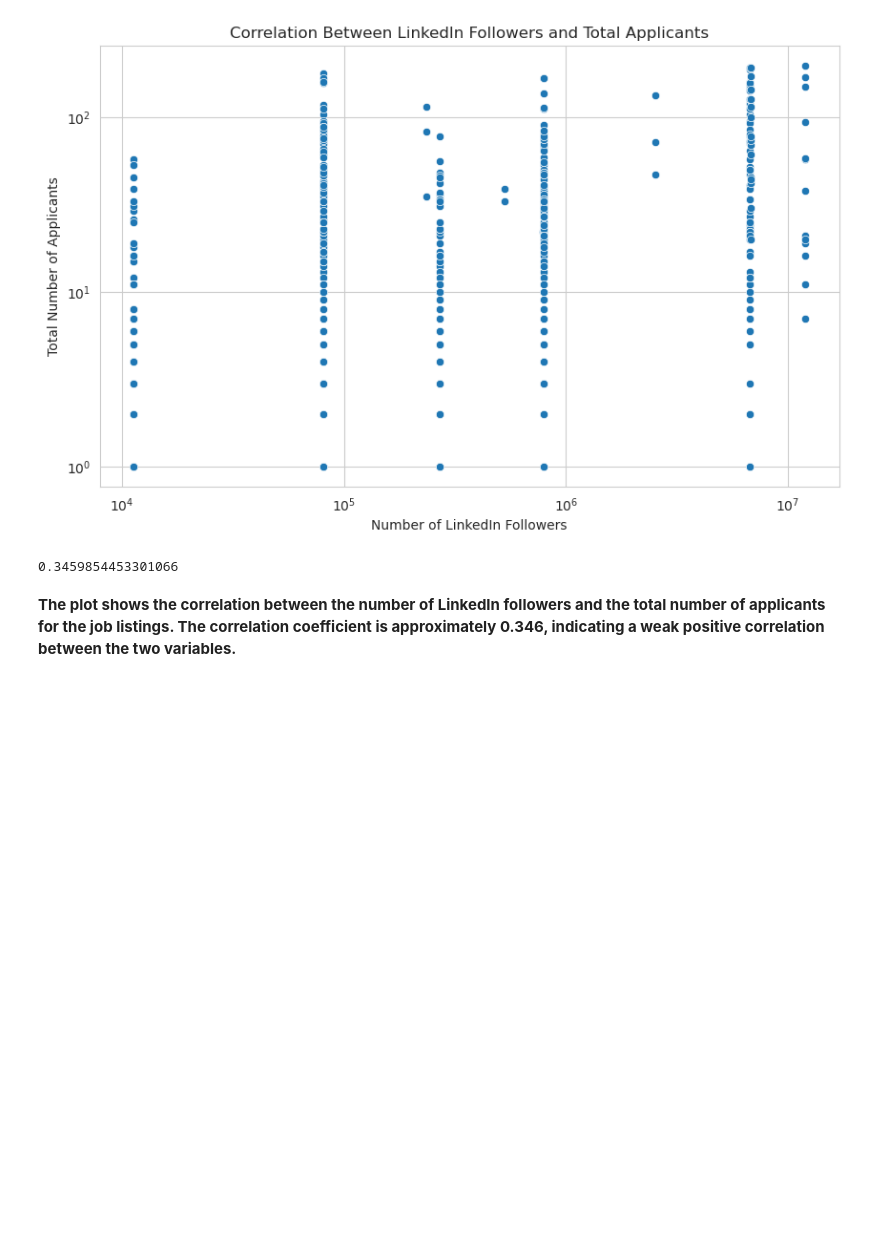
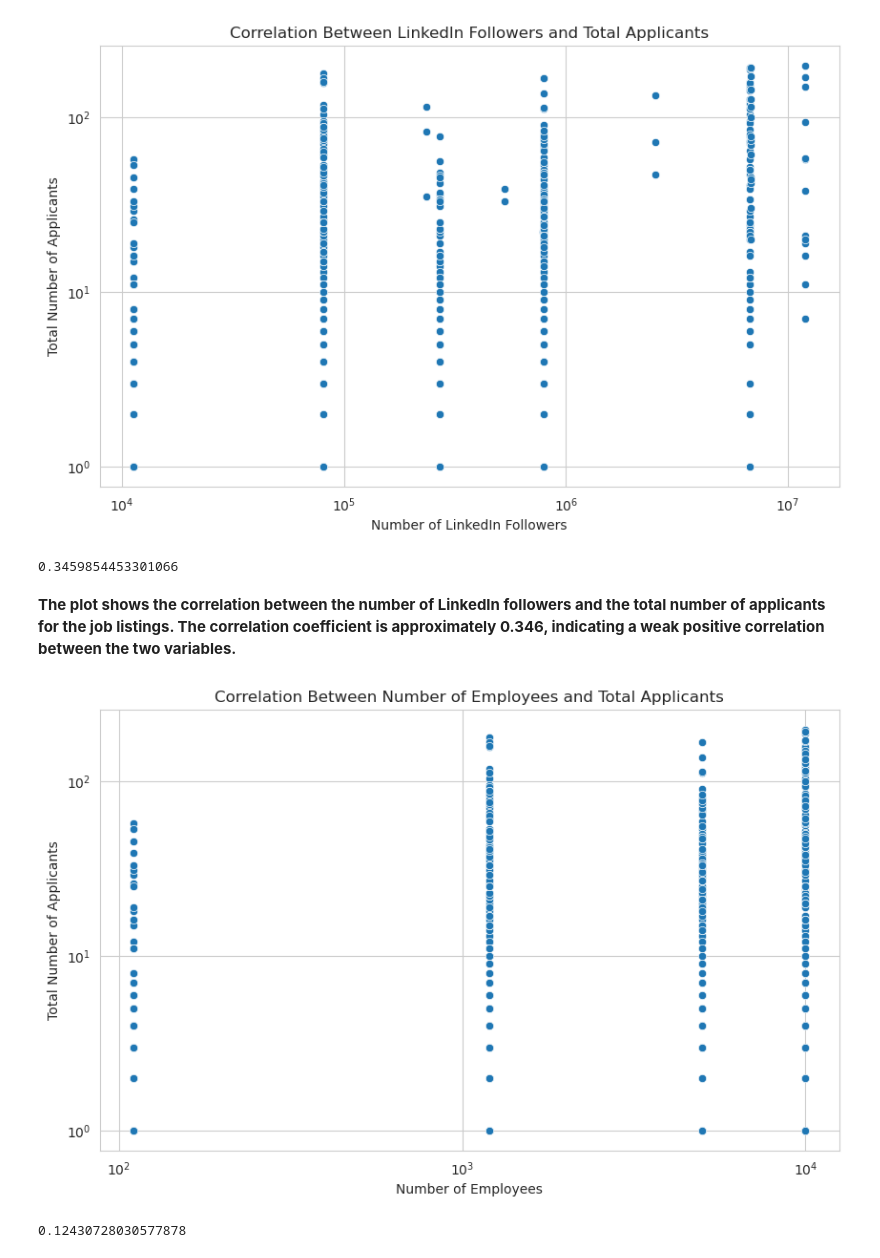
Before and after one commit to raj-rajat/LinkedIn-Tech-Jobs, a Jupyter notebook: linkedin-tech-jobs.ipynb, the cells around one changed output. Cells and saved outputs as stored; diff of their text form; code cells hidden in the pictures; blank space fills up the shorter version.

```diff
--- a/linkedin-tech-jobs.ipynb
+++ b/linkedin-tech-jobs.ipynb
@@ -499,3 +501,20 @@ correlation_followers_applicants
 0.3459854453301066
 # %% [markdown]
 **The plot shows the correlation between the number of LinkedIn followers and the total number of applicants for the job listings. The correlation coefficient is approximately 0.346, indicating a weak positive correlation between the two variables.**
+# %%
+# Plot the correlation between the number of employees and the total number of applicants for the job listings
+plt.figure(figsize=(10, 6))
+sns.scatterplot(x='Employee_count', y='Total_applicants', data=df)
+plt.title('Correlation Between Number of Employees and Total Applicants')
+plt.xlabel('Number of Employees')
+plt.ylabel('Total Number of Applicants')
+plt.xscale('log')
+plt.yscale('log')
+plt.show()
+
+# Calculate the correlation coefficient
+correlation_employees_applicants = df[['Employee_count', 'Total_applicants']].corr().iloc[0, 1]
+correlation_employees_applicants
+# %% [output]
+[figure, added]
+0.12430728030577878
```
Also changed, not shown: parts of 4 cells of this notebook.
